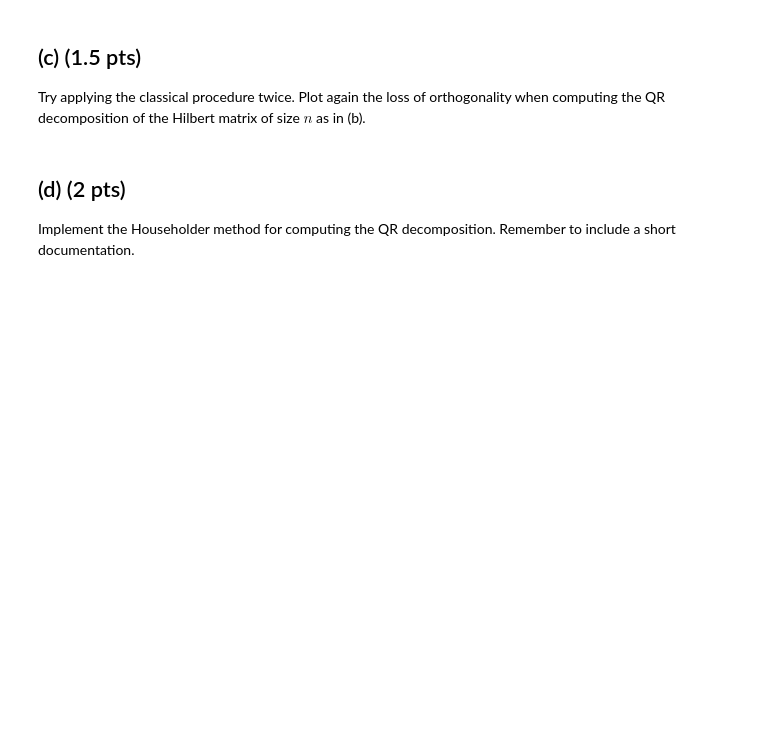
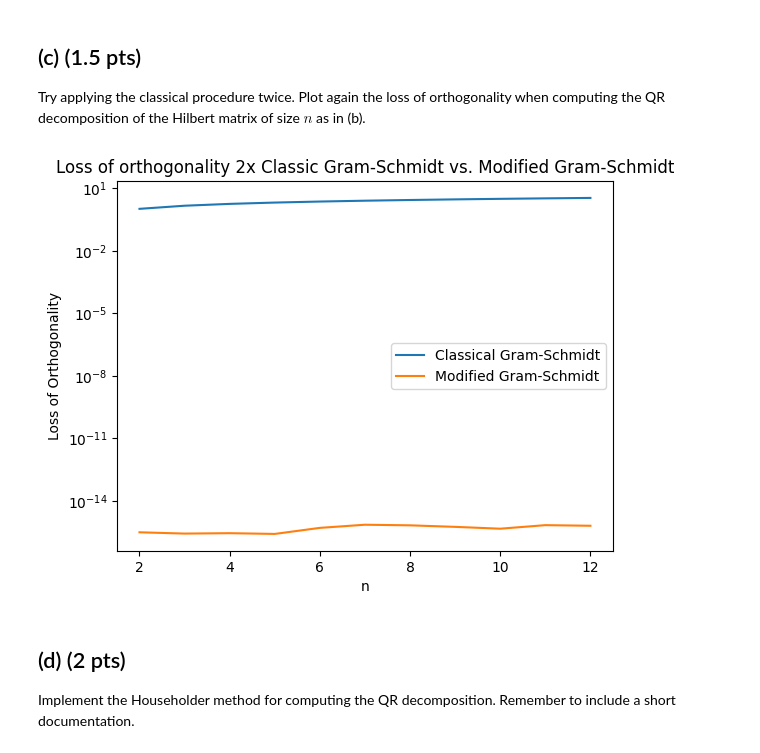
Before and after one commit to koenweverink/numericalAlgorithms, a Jupyter notebook: hw3_2023.ipynb, the cells around one changed output. Saved outputs shown, nothing was run; the diff lists cells and outputs as text; code cells hidden in the pictures; blank space fills up the shorter version.

```diff
--- a/hw3_2023.ipynb
+++ b/hw3_2023.ipynb
@@ -147,26 +150,29 @@ Try applying the classical procedure twice. Plot again the loss of orthogonality
 # %%
 n_values = list(range(2, 13))
 
 loss_classical = []
 loss_modified = []
 
 for n in n_values:
     H = np.array([[1 / (i + j - 1) for j in range(1, n + 1)] for i in range(1, n + 1)])
 
     Q_classical = classical_gram_schmidt(classical_gram_schmidt(H)[0])[0]
     loss_classical.append(loss_of_orthogonality(Q_classical))
 
     Q_modified = modified_gram_schmidt(modified_gram_schmidt(H)[0])[0]
     loss_modified.append(loss_of_orthogonality(Q_modified))
 
+plt.title('Loss of orthogonality 2x Classic Gram-Schmidt vs. Modified Gram-Schmidt')
 plt.plot(n_values, loss_classical, label='Classical Gram-Schmidt')
 plt.plot(n_values, loss_modified, label='Modified Gram-Schmidt')
 plt.yscale('log')
 plt.xlabel('n')
 plt.ylabel('Loss of Orthogonality')
 plt.legend()
 
 plt.show()
+# %% [output]
+[figure, added]
 # %% [markdown]
 ## (d) (2 pts)
 Implement the Householder method for computing the QR decomposition. Remember to include a short documentation.
```
Also changed, not shown: parts of 5 cells of this notebook, 3 other files.
